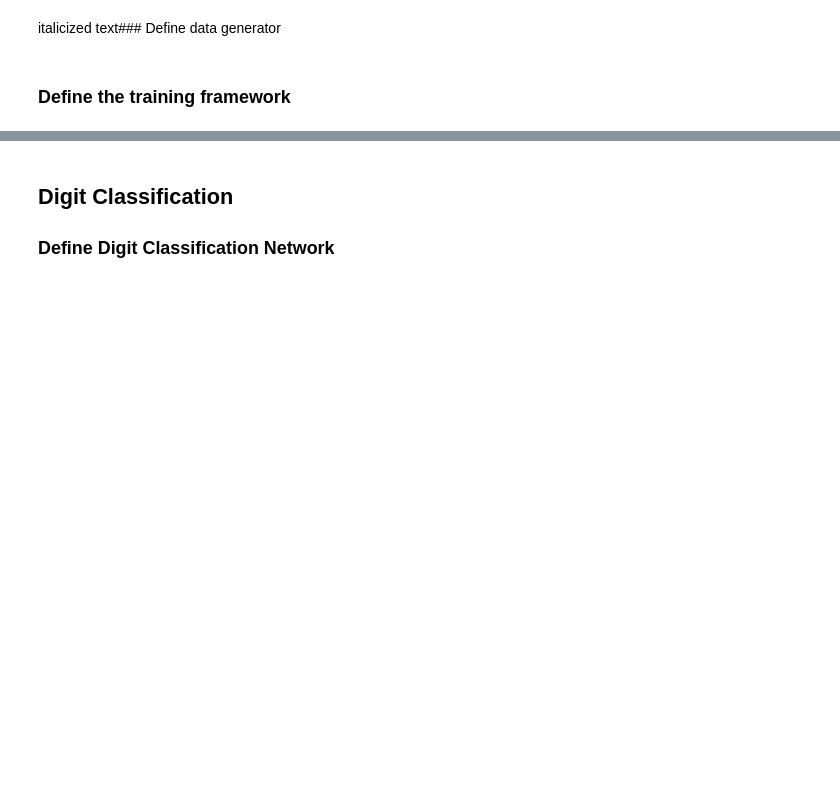
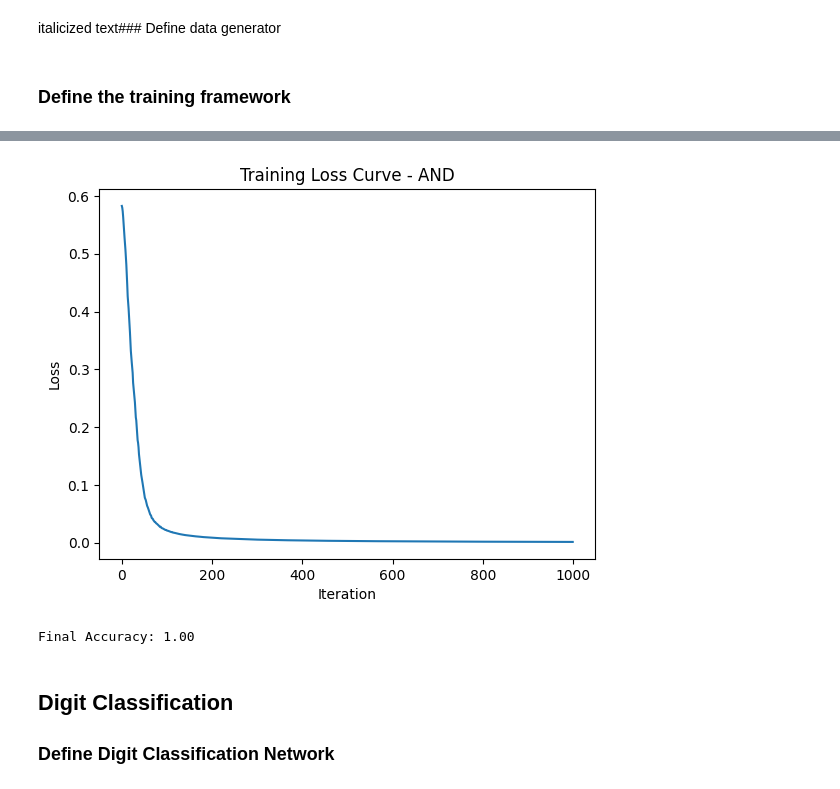
Before and after one commit to warrensLee/artificial_intelligence, a Jupyter notebook: HW4/Homework4.ipynb, the cells around one changed output, grey strips where cells are left out. Drawn from its saved outputs; the diff is of its cells as text; code cells hidden in the pictures; blank space fills up the shorter version.

```diff
--- a/HW4/Homework4.ipynb
+++ b/HW4/Homework4.ipynb
@@ -18,10 +19,8 @@ class BinaryNetwork(nn.Module):
     self.output = nn.Linear(4, 1)
 
   def forward(self, x):
-    x = self.hidden(x)
-    x = torch.relu(x)
-    x = self.output(x)
-    x = torch.sigmoid(x)
+    x = torch.relu(self.hidden(x))
+    x = torch.sigmoid(self.output(x))
     return x.squeeze(1)
 # %% [markdown]
 italicized text### Define data generator
@@ -66,7 +65,6 @@ loss_fn = nn.BCELoss()
 losses = []
 
 for i in range(1, n_iters + 1):
-
   # predict output for all 4 truth table rows
   predictions = model(inputs)
   # compute the loss and see how wrong our predictor is
@@ -90,6 +88,13 @@ for i in range(1, n_iters + 1):
   if i % 5 == 0:
     print("[%d/%d]. Loss: %0.4f. Accuracy: %0.2f" % (i, n_iters, loss.item(), accuracy))
 
+
+plt.plot(losses)
+plt.title(f"Training Loss Curve - {operator}")
+plt.xlabel("Iteration")
+plt.ylabel("Loss")
+plt.show()
+
 model.eval()
 
 # after training reevalutate
@@ -122,3 +127,5 @@ Final Accuracy: 1.00
+[figure, added]
+Final Accuracy: 1.00
 # %% [markdown]
 ## Digit Classification
 
```
Also changed, not shown: parts of 8 cells of this notebook, 11 other files.
